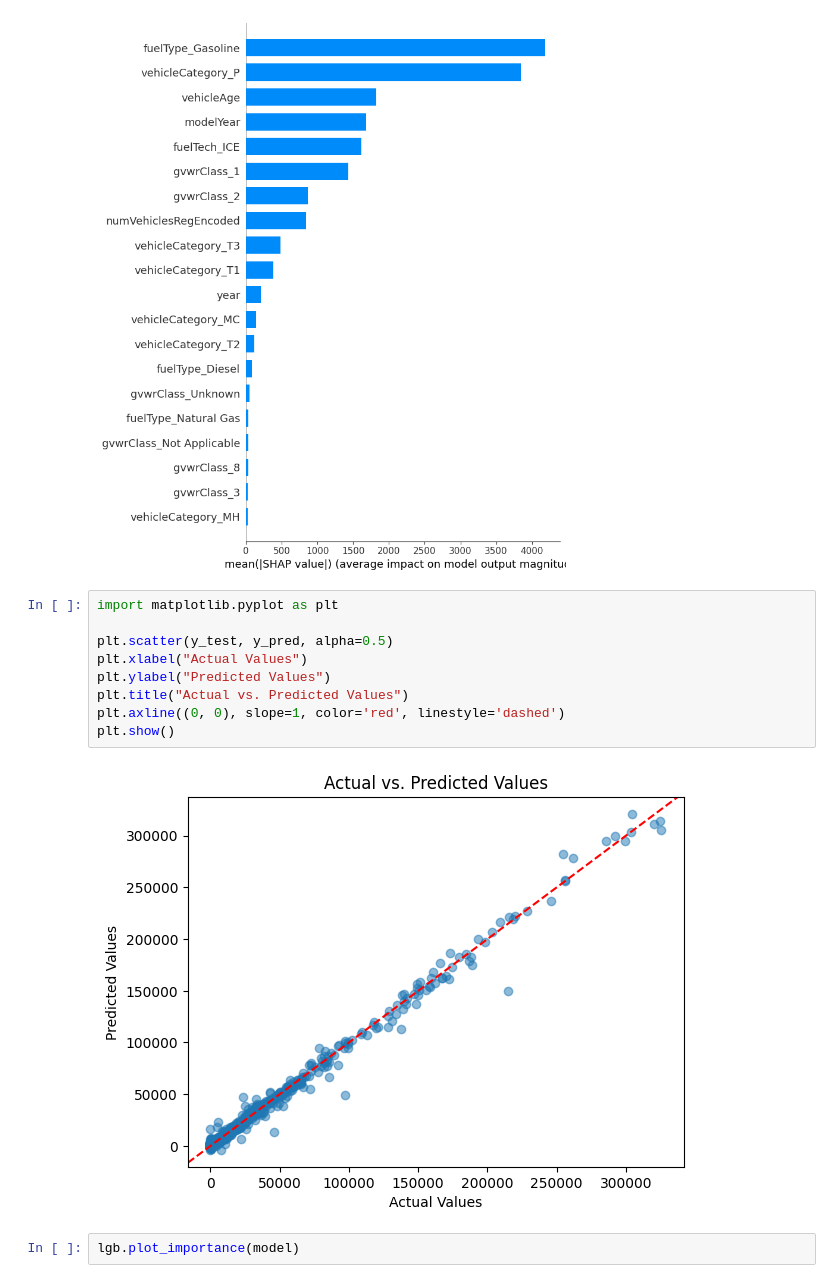
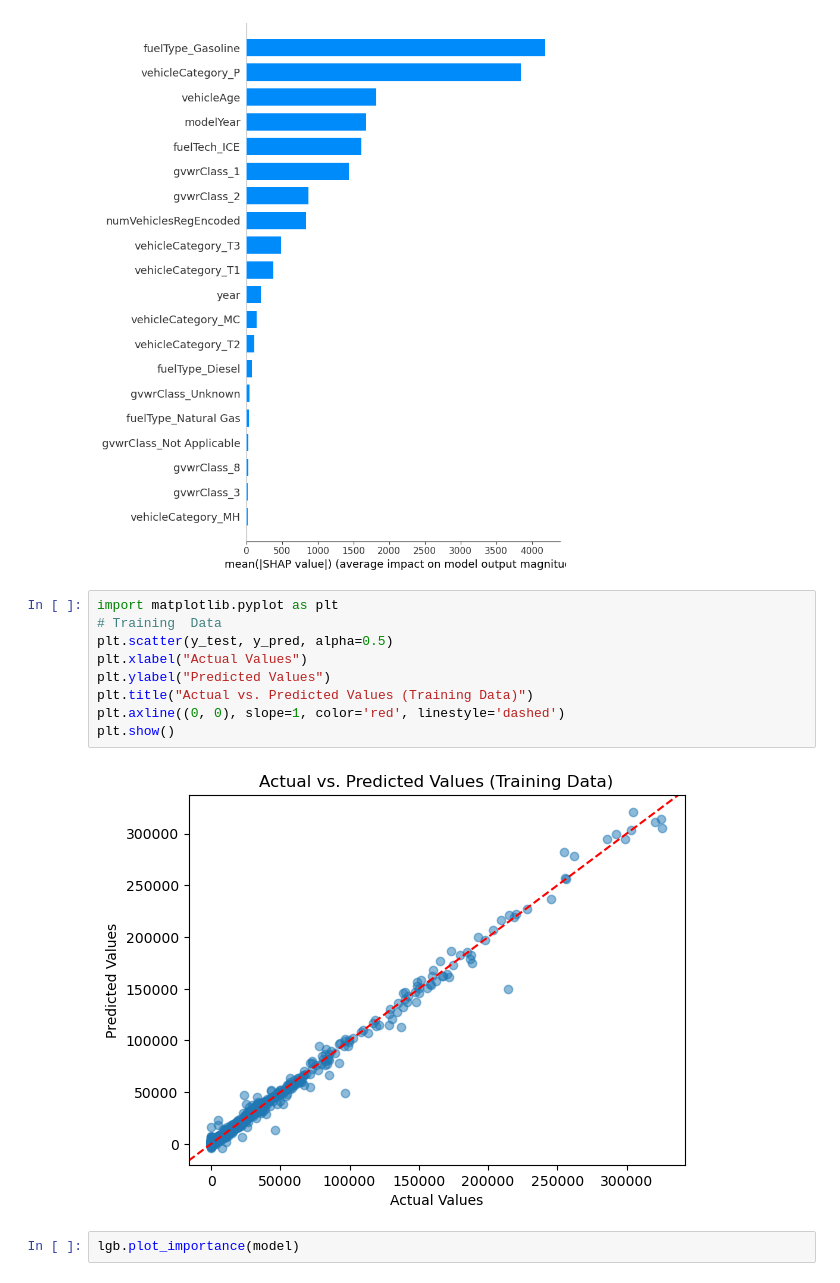
Before and after one commit to penguinumbrella/Rice-Datathon-2025, a Jupyter notebook: chevron_track/chevron_official.ipynb, the cells around one changed output. Cells and saved outputs as stored; diff of their text form.

```diff
--- a/chevron_track/chevron_official.ipynb
+++ b/chevron_track/chevron_official.ipynb
@@ -405,15 +461,15 @@ shap.summary_plot(shap_values, scoring, plot_type="bar")
 [figure]
 # %%
 import matplotlib.pyplot as plt
-
+# Training  Data
 plt.scatter(y_test, y_pred, alpha=0.5)
 plt.xlabel("Actual Values")
 plt.ylabel("Predicted Values")
-plt.title("Actual vs. Predicted Values")
+plt.title("Actual vs. Predicted Values (Training Data)")
 plt.axline((0, 0), slope=1, color='red', linestyle='dashed')
 plt.show()
 # %% [output]
-[figure, old version]
+[figure, new version]
 # %%
 lgb.plot_importance(model)
 # %% [output]
```
Also changed, not shown: parts of 39 cells of this notebook, 4 other files.
